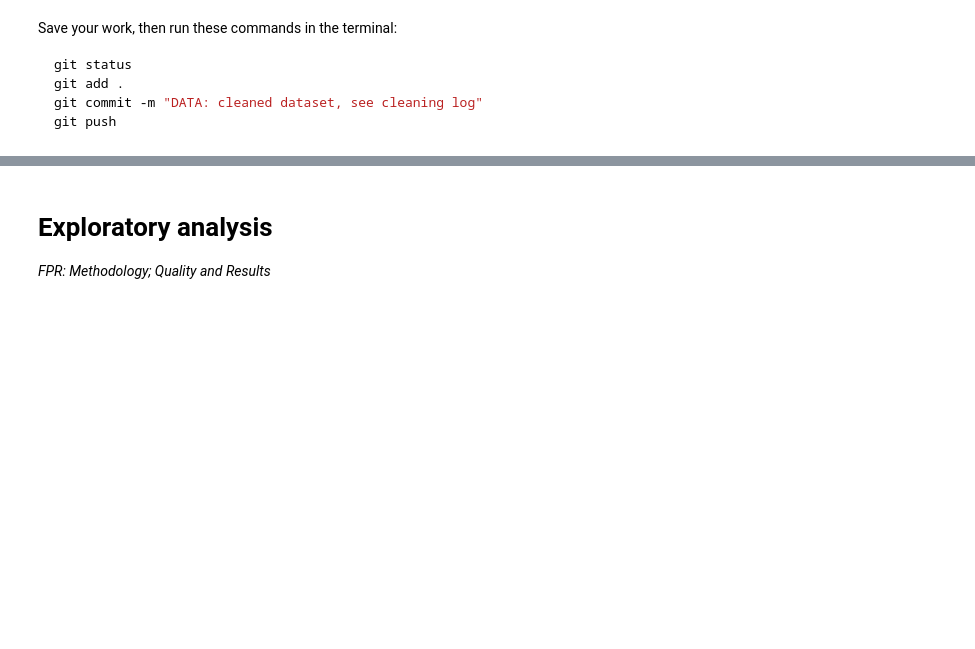
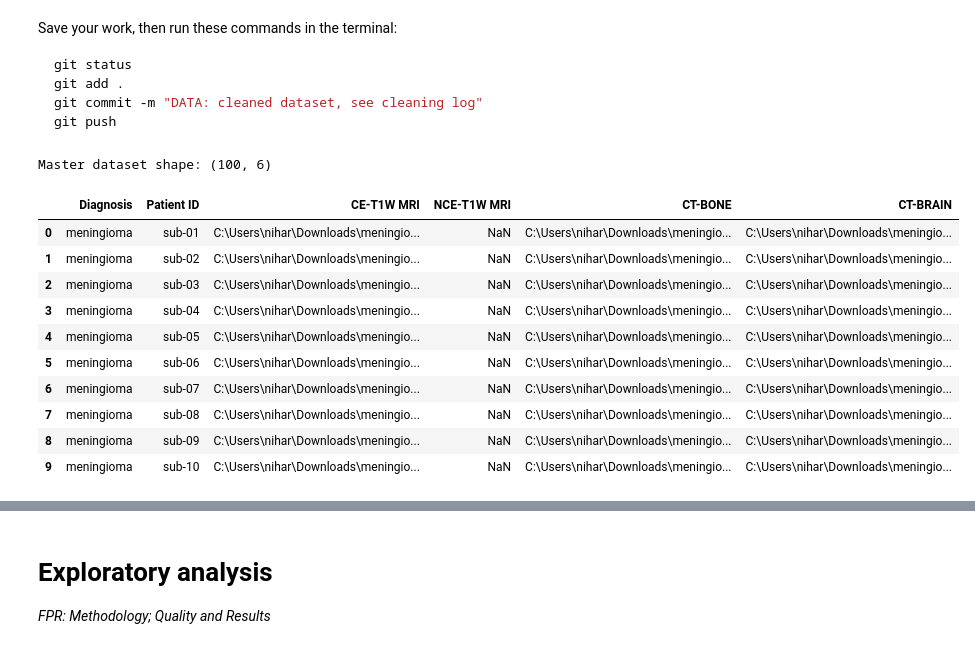
Before and after one commit to Niharika1003/msc-project-rayavarapu, a Jupyter notebook: MSC_final_project.ipynb, the cells around one changed output, grey strips where cells are left out. Drawn from its saved outputs; the diff is of its cells as text; code cells hidden in the pictures; blank space fills up the shorter version.

````diff
--- a/MSC_final_project.ipynb
+++ b/MSC_final_project.ipynb
@@ -143,3 +415,83 @@ git add .
 git commit -m "DATA: cleaned dataset, see cleaning log"
 git push
 ```
+# %%
+from pathlib import Path
+import pandas as pd
+
+records = []
+
+# Process only the three tumour categories
+for diagnosis in [
+    "meningioma",
+    "pituitary tumor",
+    "vestibular schwannoma"
+]:
+
+    folder = Path(groups[diagnosis])
+
+    # Go through each patient folder
+    for patient in sorted(p for p in folder.iterdir() if p.is_dir()):
+
+        files = list(patient.rglob("*.nii*"))
+
+        # Find the required scan paths
+        scan_paths = {}
+
+        for scan in files:
+            name = scan.name
+
+            if name.startswith("CE-T1W"):
+                scan_paths["CE-T1W MRI"] = str(scan)
+
+            elif name.startswith("NCE-T1W"):
+                scan_paths["NCE-T1W MRI"] = str(scan)
+
+            elif name.startswith("CT-BONE"):
+                scan_paths["CT-BONE"] = str(scan)
+
+            elif name.startswith("CT-BRAIN"):
+                scan_paths["CT-BRAIN"] = str(scan)
+
+        records.append({
+            "Diagnosis": diagnosis,
+            "Patient ID": patient.name,
+            "CE-T1W MRI": scan_paths.get("CE-T1W MRI"),
+            "NCE-T1W MRI": scan_paths.get("NCE-T1W MRI"),
+            "CT-BONE": scan_paths.get("CT-BONE"),
+            "CT-BRAIN": scan_paths.get("CT-BRAIN")
+        })
+
+# Create master DataFrame
+master_df = pd.DataFrame(records)
+
+# Sort records
+master_df = master_df.sort_values(
+    ["Diagnosis", "Patient ID"]
+).reset_index(drop=True)
+
+print("Master dataset shape:", master_df.shape)
+
+display(master_df.head(10))
+print("Total patients:", len(master_df))
+
+print("\nPatients by diagnosis:")
+
+display(
+    master_df.groupby("Diagnosis")
+    .size()
+    .reset_index(name="Number of patients")
+)
+# %% [output]
+Master dataset shape: (100, 6)
+|  | Diagnosis | Patient ID | CE-T1W MRI | NCE-T1W MRI | CT-BONE | CT-BRAIN |
+| 0 | meningioma | sub-01 | C:\Users\nihar\Downloads\meningio... | NaN | C:\Users\nihar\Downloads\meningio... | C:\Users\nihar\Downloads\meningio... |
+| 1 | meningioma | sub-02 | C:\Users\nihar\Downloads\meningio... | NaN | C:\Users\nihar\Downloads\meningio... | C:\Users\nihar\Downloads\meningio... |
+| 2 | meningioma | sub-03 | C:\Users\nihar\Downloads\meningio... | NaN | C:\Users\nihar\Downloads\meningio... | C:\Users\nihar\Downloads\meningio... |
+| 3 | meningioma | sub-04 | C:\Users\nihar\Downloads\meningio... | NaN | C:\Users\nihar\Downloads\meningio... | C:\Users\nihar\Downloads\meningio... |
+| 4 | meningioma | sub-05 | C:\Users\nihar\Downloads\meningio... | NaN | C:\Users\nihar\Downloads\meningio... | C:\Users\nihar\Downloads\meningio... |
+| 5 | meningioma | sub-06 | C:\Users\nihar\Downloads\meningio... | NaN | C:\Users\nihar\Downloads\meningio... | C:\Users\nihar\Downloads\meningio... |
+| 6 | meningioma | sub-07 | C:\Users\nihar\Downloads\meningio... | NaN | C:\Users\nihar\Downloads\meningio... | C:\Users\nihar\Downloads\meningio... |
+| 7 | meningioma | sub-08 | C:\Users\nihar\Downloads\meningio... | NaN | C:\Users\nihar\Downloads\meningio... | C:\Users\nihar\Downloads\meningio... |
+| 8 | meningioma | sub-09 | C:\Users\nihar\Downloads\meningio... | NaN | C:\Users\nihar\Downloads\meningio... | C:\Users\nihar\Downloads\meningio... |
+| 9 | meningioma | sub-10 | C:\Users\nihar\Downloads\meningio... | NaN | C:\Users\nihar\Downloads\meningio... | C:\Users\nihar\Downloads\meningio... |
````
Also changed, not shown: parts of 18 cells of this notebook.
